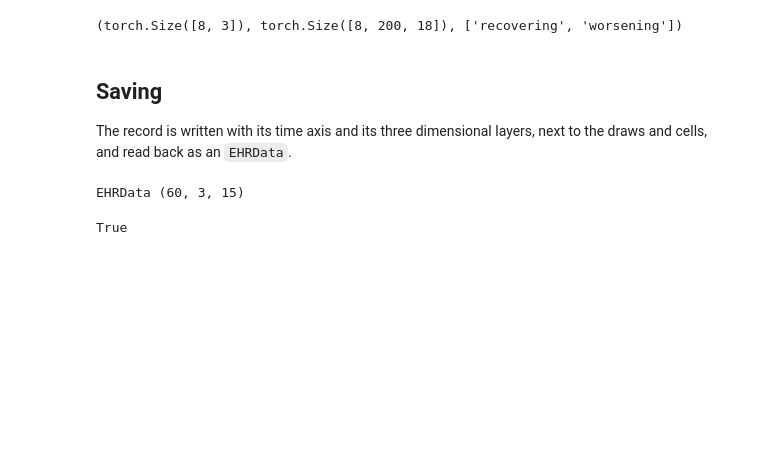
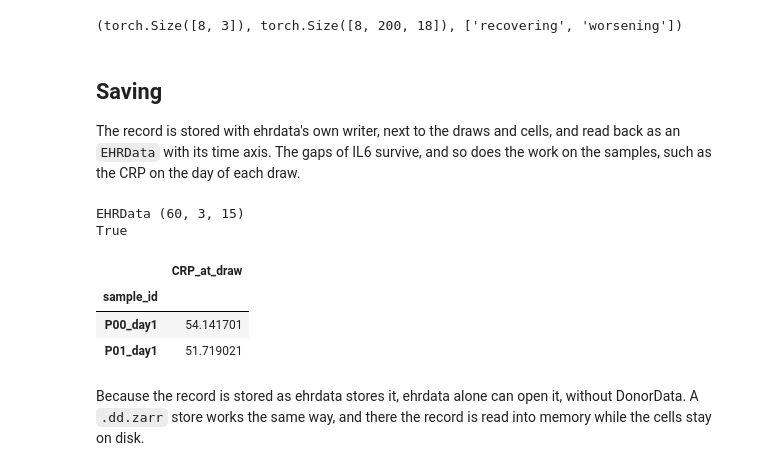
Before and after one commit to theislab/donordata, a Jupyter notebook: docs/tutorials/ehr_cohort.ipynb, the cells around one changed output. Drawn from its saved outputs; the diff is of its cells as text; code cells hidden in the pictures; blank space fills up the shorter version.

Commit message:
integration with ehrdata

```diff
--- a/docs/tutorials/ehr_cohort.ipynb
+++ b/docs/tutorials/ehr_cohort.ipynb
@@ -262,13 +262,21 @@ batch["donor_x"].shape, batch["cell_x"].shape, dataset.encodings["course"]
 # %% [markdown]
 ## Saving
 
-The record is written with its time axis and its three dimensional layers, next to the draws and cells, and read
-back as an `EHRData`.
+The record is stored with ehrdata's own writer, next to the draws and cells, and read back as an `EHRData` with its
+time axis. The gaps of IL6 survive, and so does the work on the samples, such as the CRP on the day of each draw.
 # %%
 dd.write_dd("data/ehr_cohort.dd.h5")
 loaded = read_dd("data/ehr_cohort.dd.h5")
 print(type(loaded.D).__name__, loaded.D.layers["tem_data"].shape)
-np.allclose(loaded.D.layers["tem_data"], dd.D.layers["tem_data"], equal_nan=True)
+print(np.allclose(loaded.D.layers["tem_data"], dd.D.layers["tem_data"], equal_nan=True))
+loaded.S[["CRP_at_draw"]].head(2)
 # %% [output]
 EHRData (60, 3, 15)
+True
-True
+|  | CRP_at_draw |
+| sample_id |  |
+| P00_day1 | 54.141701 |
+| P01_day1 | 51.719021 |
+# %% [markdown]
+Because the record is stored as ehrdata stores it, ehrdata alone can open it, without DonorData. A `.dd.zarr`
+store works the same way, and there the record is read into memory while the cells stay on disk.
```
Also changed, not shown: parts of 4 cells of this notebook, 8 other files.
